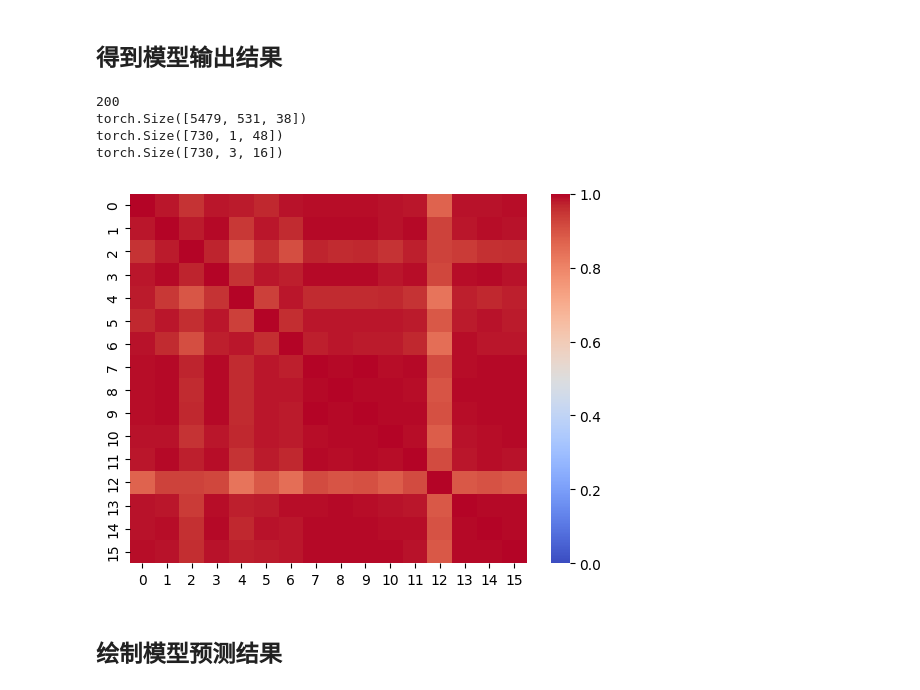
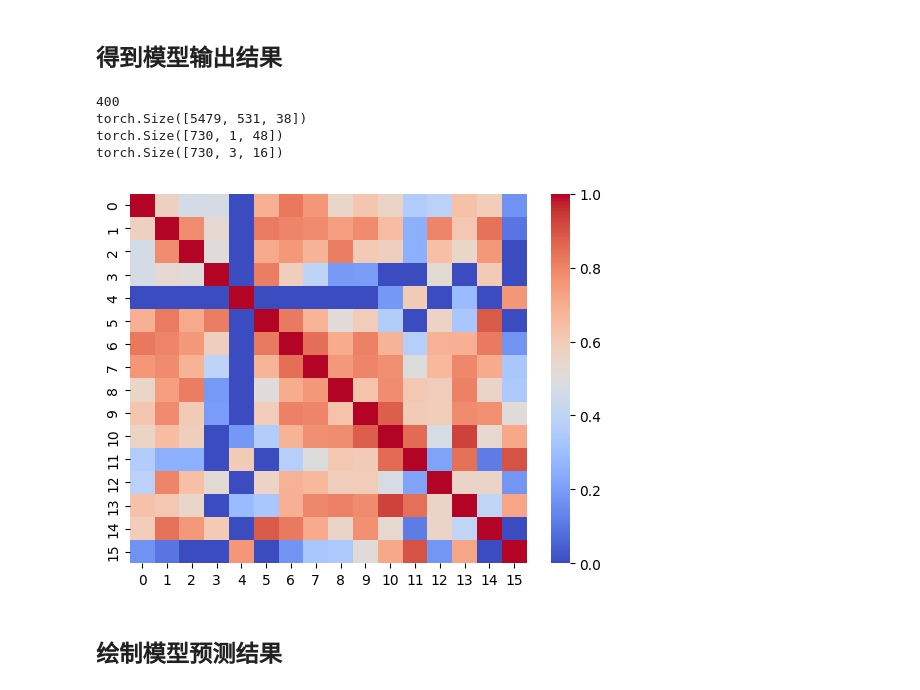
Before and after one commit to chooron/my_deltamodel, a Jupyter notebook: project/better_estimate/parameters/visual_timevar_parameters_tcn.ipynb, the cells around one changed output. Saved outputs shown, nothing was run; the diff lists cells and outputs as text; code cells hidden in the pictures.

```diff
--- a/project/better_estimate/parameters/visual_timevar_parameters_tcn.ipynb
+++ b/project/better_estimate/parameters/visual_timevar_parameters_tcn.ipynb
@@ -47,7 +47,7 @@ from dmg import ModelHandler
 from dmg.core.utils import import_trainer  # noqa
 
 config["mode"] = "test"
-config["test"]["test_epoch"] = 1
+config["test"]["test_epoch"] = 5
 model = ModelHandler(config, verbose=True)
 trainer_cls = import_trainer(config["trainer"])
 trainer = trainer_cls(
@@ -73,7 +73,7 @@ def predict(x):
 # %%
 model_input = eval_dataset["xc_nn_norm"]
 # select_basin_idx = np.where(selected_basins==8023080)[0][0]
-select_basin_idx = 200
+select_basin_idx = 400
 print(select_basin_idx)
 tmp_model_input = model_input[0:730, select_basin_idx : select_basin_idx + 1, :]
 print(model_input.shape)
@@ -83,21 +83,21 @@ layer_output = layer_output.reshape(-1, 3, 16)[:,:,:]
 # layer_output = layer_output[:, :, :]
 print(layer_output.shape)
 # %% [output]
-200
+400
 torch.Size([5479, 531, 38])
 torch.Size([730, 1, 48])
 torch.Size([730, 3, 16])
 # %%
-corr_matrix = np.corrcoef(layer_output.detach().cpu().numpy()[:,2,:], rowvar=False)
+corr_matrix = np.corrcoef(layer_output.detach().cpu().numpy()[:,1,:], rowvar=False)
 
 import seaborn as sns
 import matplotlib.pyplot as plt
 
 # 绘制相关性热图
 sns.heatmap(corr_matrix, cmap="coolwarm", vmin=0, vmax=1)
 plt.show()
 # %% [output]
-[figure, old version]
+[figure, new version]
 # %% [markdown]
 ## 绘制模型预测结果
 # %%
```
Also changed, not shown: parts of 1 cell of this notebook, 4 other files.
